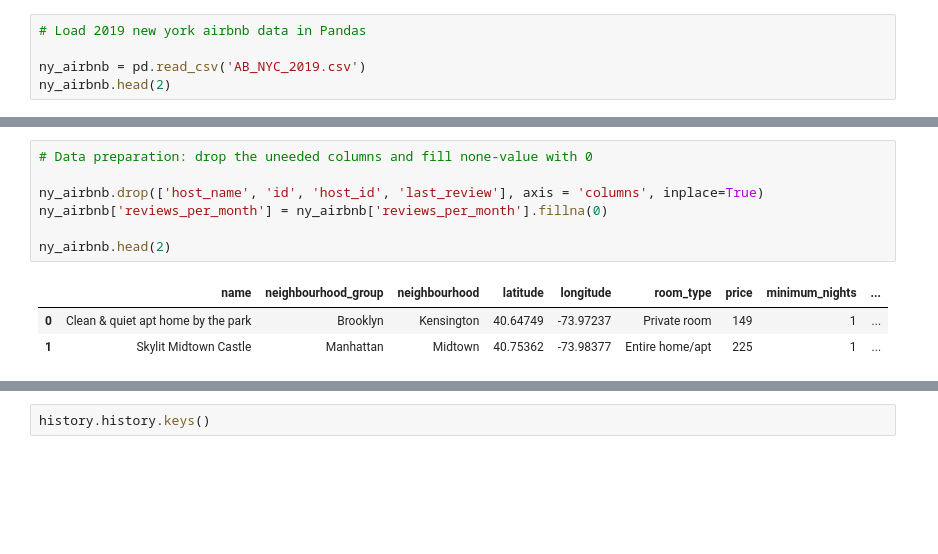
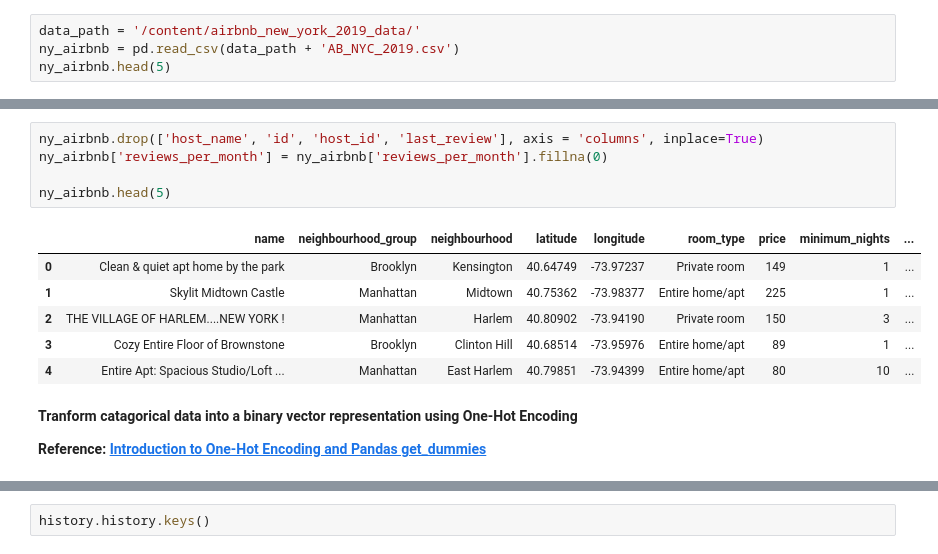
Before and after one commit to dzcyb0rg68/e503_airbnb_prediction, a Jupyter notebook: airbnb_prediction.ipynb, the cells around one changed output, grey strips where cells are left out. Saved outputs shown, nothing was run; the diff lists cells and outputs as text; blank space fills up the shorter version.

```diff
--- a/airbnb_prediction.ipynb
+++ b/airbnb_prediction.ipynb
@@ -10,8 +44,7 @@ tf.__version__
 # %%
-# Load 2019 new york airbnb data in Pandas
-
-ny_airbnb = pd.read_csv('AB_NYC_2019.csv')
-ny_airbnb.head(2)
+data_path = '/content/airbnb_new_york_2019_data/'
+ny_airbnb = pd.read_csv(data_path + 'AB_NYC_2019.csv')
+ny_airbnb.head(5)
 # %% [output]
 |  | id | name | host_id | host_name | neighbourhood_group | neighbourhood | latitude | longitude | ... |
 | 0 | 2539 | Clean & quiet apt home by the park | 2787 | John | Brooklyn | Kensington | 40.64749 | -73.97237 | ... |
@@ -19,12 +57,17 @@ ny_airbnb.head(2)
 # %%
-# Data preparation: drop the uneeded columns and fill none-value with 0
-
 ny_airbnb.drop(['host_name', 'id', 'host_id', 'last_review'], axis = 'columns', inplace=True)
 ny_airbnb['reviews_per_month'] = ny_airbnb['reviews_per_month'].fillna(0)
 
-ny_airbnb.head(2)
+ny_airbnb.head(5)
 # %% [output]
 |  | name | neighbourhood_group | neighbourhood | latitude | longitude | room_type | price | minimum_nights | ... |
 | 0 | Clean & quiet apt home by the park | Brooklyn | Kensington | 40.64749 | -73.97237 | Private room | 149 | 1 | ... |
 | 1 | Skylit Midtown Castle | Manhattan | Midtown | 40.75362 | -73.98377 | Entire home/apt | 225 | 1 | ... |
+| 2 | THE VILLAGE OF HARLEM....NEW YORK ! | Manhattan | Harlem | 40.80902 | -73.94190 | Private room | 150 | 3 | ... |
+| 3 | Cozy Entire Floor of Brownstone | Brooklyn | Clinton Hill | 40.68514 | -73.95976 | Entire home/apt | 89 | 1 | ... |
+| 4 | Entire Apt: Spacious Studio/Loft ... | Manhattan | East Harlem | 40.79851 | -73.94399 | Entire home/apt | 80 | 10 | ... |
+# %% [markdown]
+**Tranform catagorical data into a binary vector representation using One-Hot Encoding**
+
+**Reference: [Introduction to One-Hot Encoding and Pandas get_dummies](https://towardsdatascience.com/what-is-one-hot-encoding-and-how-to-use-pandas-get-dummies-function-922eb9bd4970)**
 # %%
```
Also changed, not shown: parts of 23 cells of this notebook, 1 other file.
